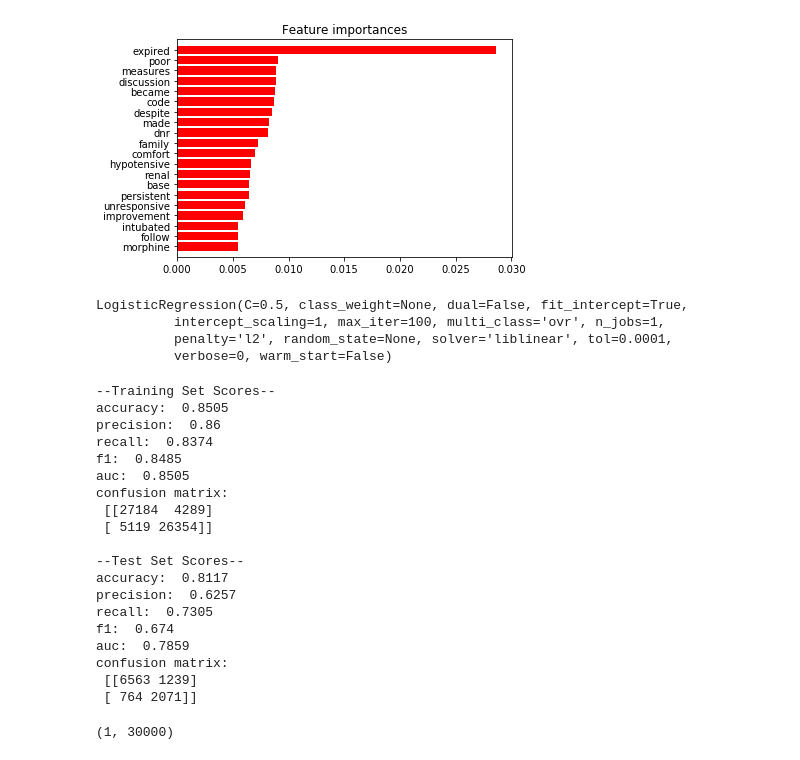
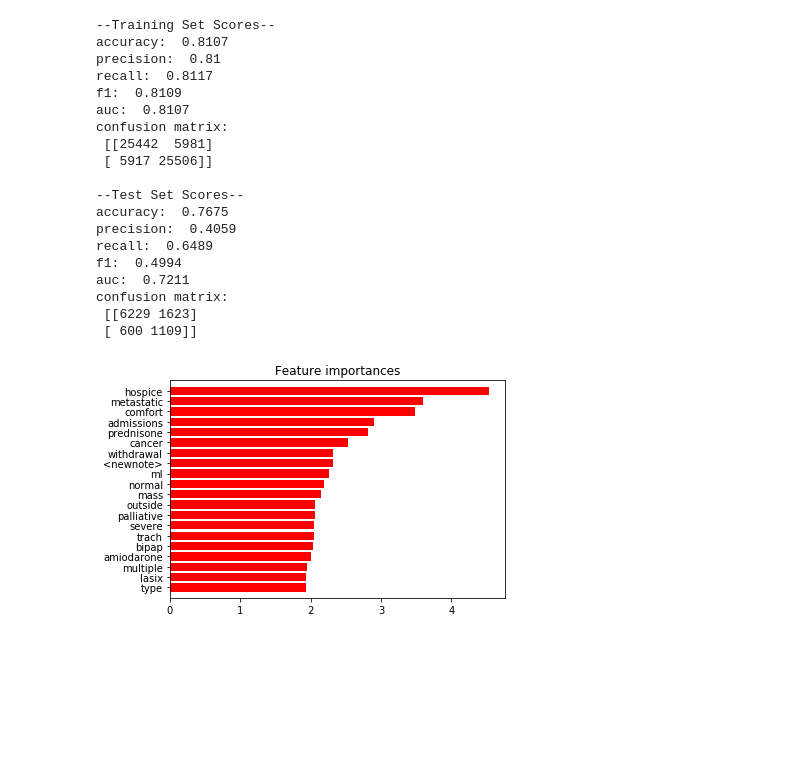
Before and after one commit to rkingery/suicide-prediction, a Jupyter notebook: readmit-scripts/90_day_model_classical.ipynb, the cells around one changed output. Drawn from its saved outputs; the diff is of its cells as text; code cells hidden in the pictures; blank space fills up the shorter version.

```diff
--- a/readmit-scripts/90_day_model_classical.ipynb
+++ b/readmit-scripts/90_day_model_classical.ipynb
@@ -209,58 +233,31 @@ confusion matrix:
-# %%
-def plot_feature_importances(model,vectorizer,max_num=10):
-    str_to_int = vectorizer.vocabulary_
-    int_to_str = {val:key for key,val in str_to_int.items()}
-
-    top_importances = -np.sort(-model.feature_importances_)[:max_num]
-    top_importances = np.sort(top_importances)
-
-    #std = np.std([tree.feature_importances_ for tree in model.estimators_],axis=0)
-
-    top_features = np.argsort(-model.feature_importances_)[:max_num]
-    top_words = [int_to_str[i] for i in top_features]
-    top_words = reversed(top_words)
-
-    plt.figure()
-    plt.title('Feature importances')
-    plt.barh(range(max_num), top_importances,
-             color='r', align='center')
-    plt.yticks(range(max_num), top_words)
-    plt.ylim([-1, max_num])
-    plt.show()
-
-plot_feature_importances(model,cv,20)
-# %% [output]
-[figure, removed]
-# %%
-model = LogisticRegression(C=0.5)
-model.fit(X_train_bal,y_train_bal)
-# %% [output]
-LogisticRegression(C=0.5, class_weight=None, dual=False, fit_intercept=True,
-          intercept_scaling=1, max_iter=100, multi_class='ovr', n_jobs=1,
-          penalty='l2', random_state=None, solver='liblinear', tol=0.0001,
-          verbose=0, warm_start=False)
 # %%
+model = LogisticRegression(C=0.3)
+model.fit(X_train_bal,y_train_bal)
+
 yhat_train = model.predict(X_train_bal)
 yhat_test = model.predict(X_test)
 get_scores(y_train_bal,yhat_train,y_test,yhat_test)
+
+plot_feature_importances(model,cv,model_type='lr',max_num=20)
 # %% [output]
 --Training Set Scores--
-accuracy:  0.8505
-precision:  0.86
-recall:  0.8374
-f1:  0.8485
-auc:  0.8505
+accuracy:  0.8107
+precision:  0.81
+recall:  0.8117
+f1:  0.8109
+auc:  0.8107
 confusion matrix:
- [[27184  4289]
- [ 5119 26354]]
+ [[25442  5981]
+ [ 5917 25506]]
 
 --Test Set Scores--
-accuracy:  0.8117
-precision:  0.6257
-recall:  0.7305
-f1:  0.674
-auc:  0.7859
+accuracy:  0.7675
+precision:  0.4059
+recall:  0.6489
+f1:  0.4994
+auc:  0.7211
 confusion matrix:
- [[6563 1239]
- [ 764 2071]]
+ [[6229 1623]
+ [ 600 1109]]
+[figure, added]
 # %%
@@ -275,4 +271,0 @@ confusion matrix:
-# %%
-model.coef_.shape
-# %% [output]
-(1, 30000)
```
Also changed, not shown: parts of 14 cells of this notebook, 1 other file.
